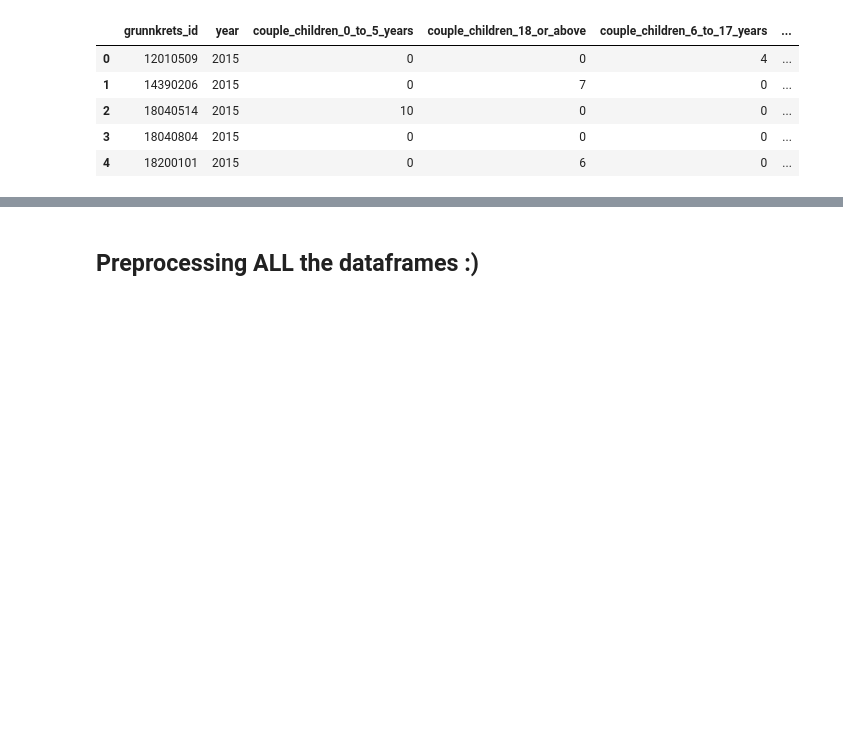
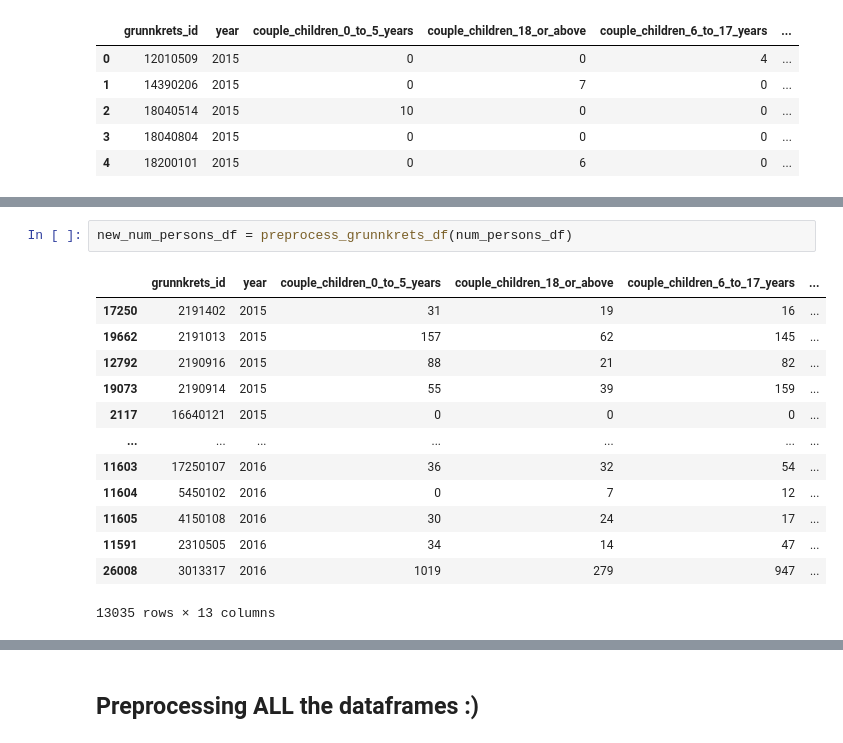
Before and after one commit to halvorlinder/TDT4173-Machine-Learning, a Jupyter notebook: grunnkrets.ipynb, the cells around one changed output, grey strips where cells are left out. Cells and saved outputs as stored; diff of their text form; blank space fills up the shorter version.

```diff
--- a/grunnkrets.ipynb
+++ b/grunnkrets.ipynb
@@ -308,3 +411,19 @@ num_persons_df.describe()
 | 50% | 1.018011e+07 | 2016.000000 | 43.000000 | 20.000000 | 49.000000 | ... |
 | 75% | 1.563030e+07 | 2016.000000 | 94.000000 | 38.000000 | 104.000000 | ... |
 | max | 2.030050e+07 | 2016.000000 | 1729.000000 | 497.000000 | 1613.000000 | ... |
+# %%
+new_num_persons_df = preprocess_grunnkrets_df(num_persons_df)
+# %% [output]
+|  | grunnkrets_id | year | couple_children_0_to_5_years | couple_children_18_or_above | couple_children_6_to_17_years | ... |
+| 17250 | 2191402 | 2015 | 31 | 19 | 16 | ... |
+| 19662 | 2191013 | 2015 | 157 | 62 | 145 | ... |
+| 12792 | 2190916 | 2015 | 88 | 21 | 82 | ... |
+| 19073 | 2190914 | 2015 | 55 | 39 | 159 | ... |
+| 2117 | 16640121 | 2015 | 0 | 0 | 0 | ... |
+| ... | ... | ... | ... | ... | ... | ... |
+| 11603 | 17250107 | 2016 | 36 | 32 | 54 | ... |
+| 11604 | 5450102 | 2016 | 0 | 7 | 12 | ... |
+| 11605 | 4150108 | 2016 | 30 | 24 | 17 | ... |
+| 11591 | 2310505 | 2016 | 34 | 14 | 47 | ... |
+| 26008 | 3013317 | 2016 | 1019 | 279 | 947 | ... |
+13035 rows × 13 columns
```
Also changed, not shown: parts of 30 cells of this notebook, 2 other files.
